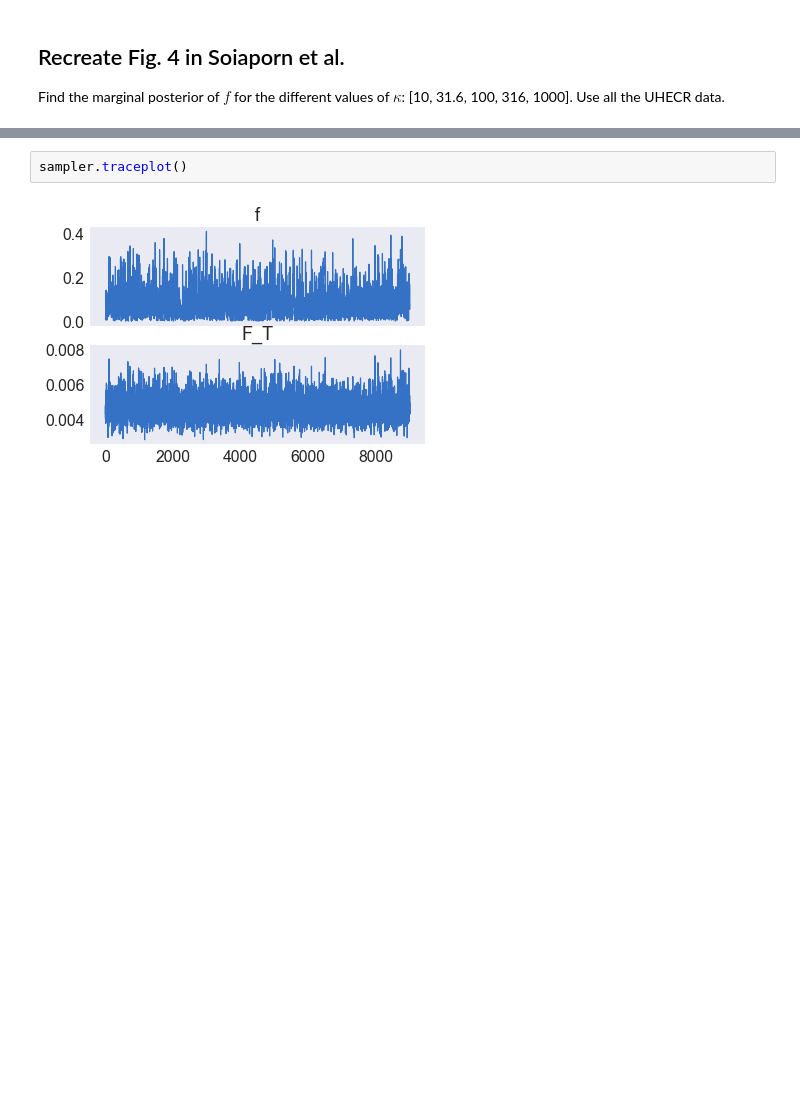
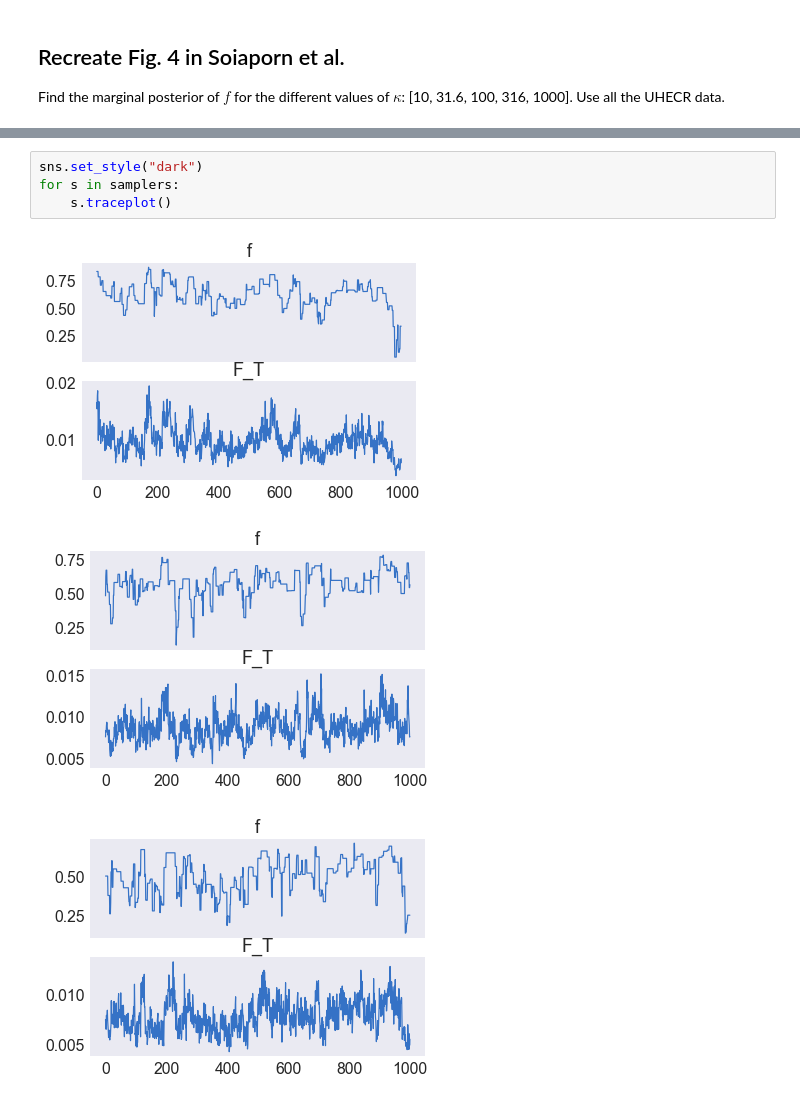
Before and after one commit to cescalara/soiaporn_model, a Jupyter notebook: soiaporn_model.ipynb, the cells around one changed output, grey strips where cells are left out. Saved outputs shown, nothing was run; the diff lists cells and outputs as text; blank space fills up the shorter version.

```diff
--- a/soiaporn_model.ipynb
+++ b/soiaporn_model.ipynb
@@ -113,4 +122,8 @@ accepted fraction: 0.41
-# %%
-sampler.traceplot()
-# %% [output]
-[figure, removed]
+# %%
+sns.set_style("dark")
+for s in samplers:
+    s.traceplot()
+# %% [output]
+[figure, added]
+[figure, added]
+[figure, added]
```
Also changed, not shown: parts of 8 cells of this notebook, 3 other files.
